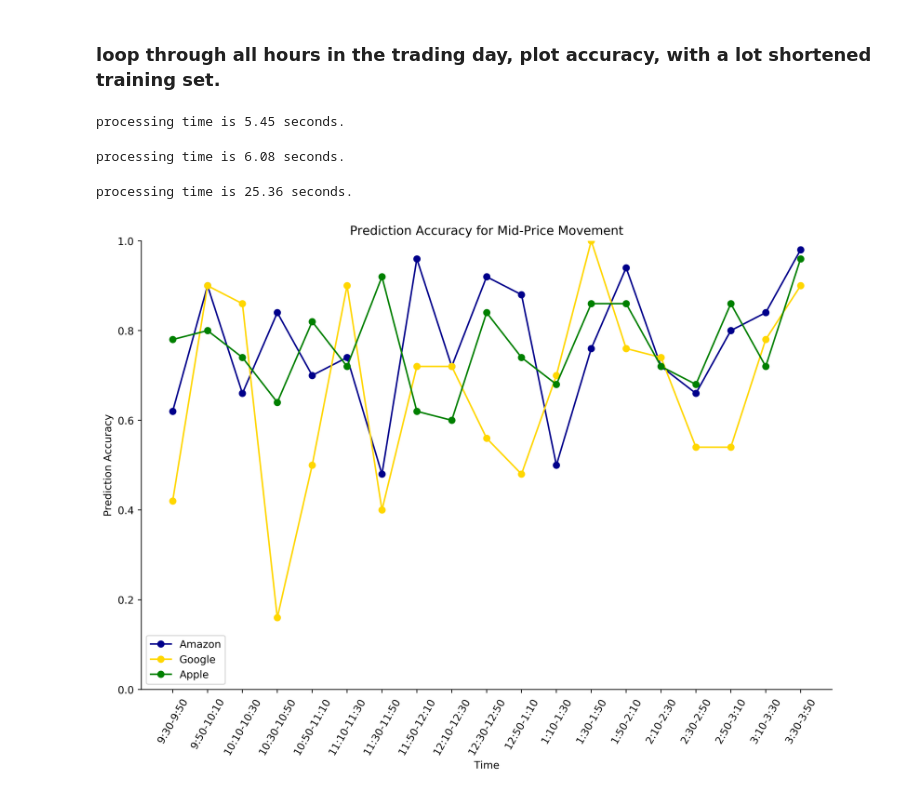
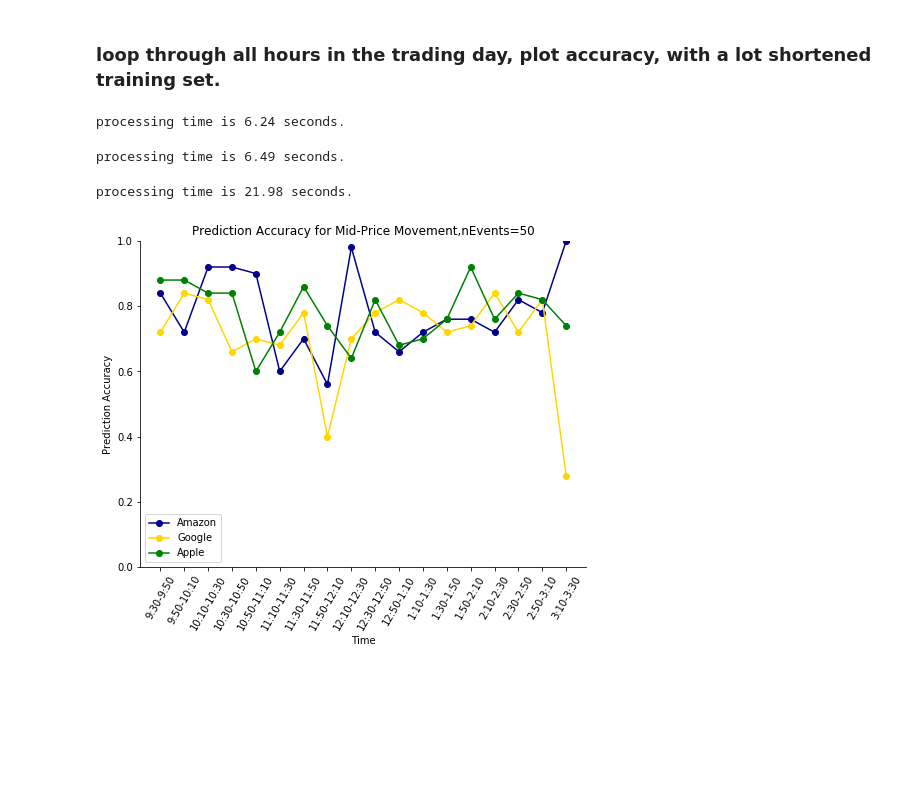
Before and after one commit to aaronLinLu/Capstone_IEOR2017, a Jupyter notebook: FinalProject/Project_v17_shortTrainingSet_logisticRegression.ipynb, the cells around one changed output. Saved outputs shown, nothing was run; the diff lists cells and outputs as text; code cells hidden in the pictures; blank space fills up the shorter version.

```diff
--- a/FinalProject/Project_v17_shortTrainingSet_logisticRegression.ipynb
+++ b/FinalProject/Project_v17_shortTrainingSet_logisticRegression.ipynb
@@ -92,7 +92,10 @@ def PredictY_balancedTrainingSet(tradingDay_df,trainingTime_mins,nEvents,target_
         # concat the dataframe to make a new training set
         train_new = pd.concat([train_y0,train_y1,train_y2_new])
         # 2) use next nEvents to define testing set
-        test = df.iloc[train.shape[0]:train.shape[0]+nEvents]
+        idx = int(df[(df['Time_stamp']>=ed)].head(1).index.values)
+        test = df.iloc[idx+train.shape[0]:idx+train.shape[0]+nEvents]
+        if idx+train.shape[0]+nEvents >= int(len(df.index)):
+            break
         # 3) extract x and y variables in training set and testing set
         Xtrain = np.array(train_new[train_new.columns.difference
                                     (['OrderID','Time','Time_stamp','MidPrice_Moves','SpdCros_Moves','Label'])])
@@ -130,7 +133,7 @@ if df_AMZN.isnull().values.any():
 test_accs_AMZN = PredictY_balancedTrainingSet(df_AMZN,20,nEvents=50,target_Y='MidPrice_Moves',C_param=0.1)
 print('processing time is {0:.2f} seconds.'.format(time.time()-t))
 # %% [output]
-processing time is 5.45 seconds.
+processing time is 6.24 seconds.
 # %%
 t = time.time()
 # check and drop nan values if necessary
@@ -140,7 +143,7 @@ if df_GOOG.isnull().values.any():
 test_accs_GOOG = PredictY_balancedTrainingSet(df_GOOG,20,nEvents=50,target_Y='MidPrice_Moves',C_param=0.1)
 print('processing time is {0:.2f} seconds.'.format(time.time()-t))
 # %% [output]
-processing time is 6.08 seconds.
+processing time is 6.49 seconds.
 # %%
 t = time.time()
 # check and drop nan values if necessary
@@ -150,25 +153,25 @@ if df_AAPL.isnull().values.any():
 test_accs_AAPL = PredictY_balancedTrainingSet(df_AAPL,20,nEvents=50,target_Y='MidPrice_Moves',C_param=0.1)
 print('processing time is {0:.2f} seconds.'.format(time.time()-t))
 # %% [output]
-processing time is 25.36 seconds.
+processing time is 21.98 seconds.
 # %%
 ### Make plots for visualization
-fig,ax = plt.subplots(1,1,figsize=(12,8),dpi=400)
+fig,ax = plt.subplots(1,1,figsize=(8,6))
 
-x = np.arange(len(times))
+x = np.arange(len(times)-1)
 ax.plot(x,test_accs_AMZN,marker='o',color='darkblue',label='Amazon')
 ax.plot(x,test_accs_GOOG,marker='o',color='gold',label='Google')
 ax.plot(x,test_accs_AAPL,marker='o',color='green',label='Apple')
 
 ax.legend(frameon=True)
 ax.set_ylabel('Prediction Accuracy')
 ax.set_xlabel('Time')
-plt.title('Prediction Accuracy for Mid-Price Movement')
+plt.title('Prediction Accuracy for Mid-Price Movement,nEvents=50')
 
 labels = times
 plt.xticks(x,labels,rotation=60)
 
 plt.ylim([0,1])
 plt.show()
 # %% [output]
-[figure, old version]
+[figure, new version]
```
Also changed, not shown: parts of 7 cells of this notebook, 1 other file.
